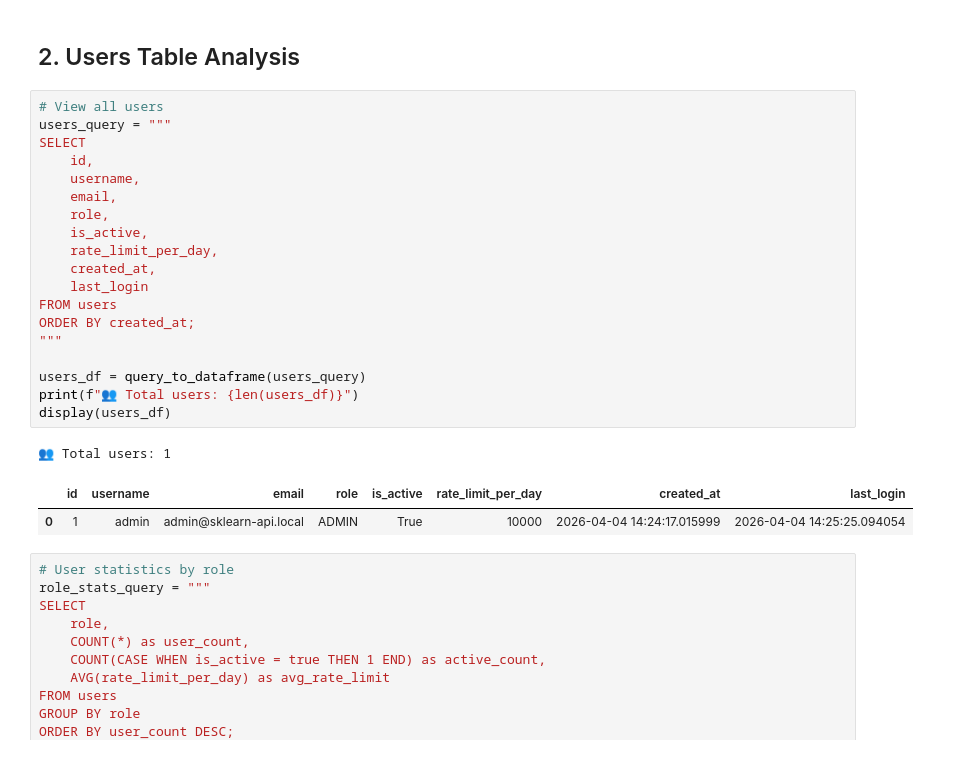
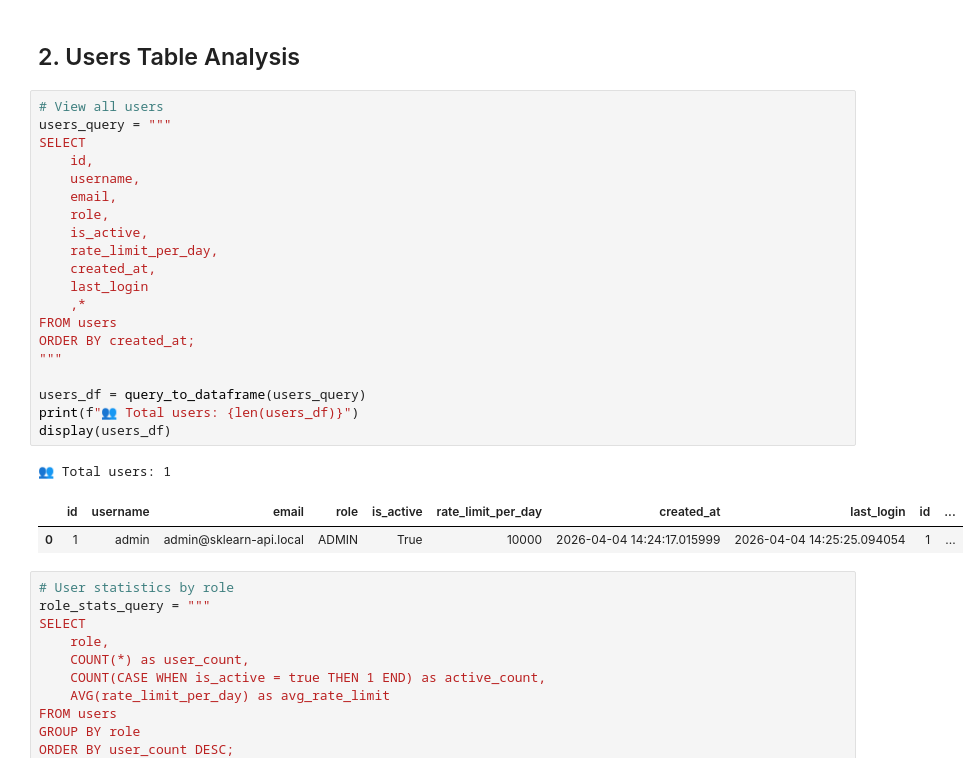
Before and after one commit to alanconqrepo/predictml-api, a Jupyter notebook: notebooks/database_analysis.ipynb, the cells around one changed output. Drawn from its saved outputs; the diff is of its cells as text.

```diff
--- a/notebooks/database_analysis.ipynb
+++ b/notebooks/database_analysis.ipynb
@@ -120,26 +120,27 @@ display(counts_df)
 # %%
 # View all users
 users_query = """
 SELECT
     id,
     username,
     email,
     role,
     is_active,
     rate_limit_per_day,
     created_at,
     last_login
+    ,*
 FROM users
 ORDER BY created_at;
 """
 
 users_df = query_to_dataframe(users_query)
 print(f"👥 Total users: {len(users_df)}")
 display(users_df)
 # %% [output]
 👥 Total users: 1
-|  | id | username | email | role | is_active | rate_limit_per_day | created_at | last_login |
-| 0 | 1 | admin | admin@sklearn-api.local | ADMIN | True | 10000 | 2026-04-04 14:24:17.015999 | 2026-04-04 14:25:25.094054 |
+|  | id | username | email | role | is_active | rate_limit_per_day | created_at | last_login | id | ... |
+| 0 | 1 | admin | admin@sklearn-api.local | ADMIN | True | 10000 | 2026-04-04 14:24:17.015999 | 2026-04-04 14:25:25.094054 | 1 | ... |
 # %%
 # User statistics by role
 role_stats_query = """
```
Also changed, not shown: parts of 9 cells of this notebook.
